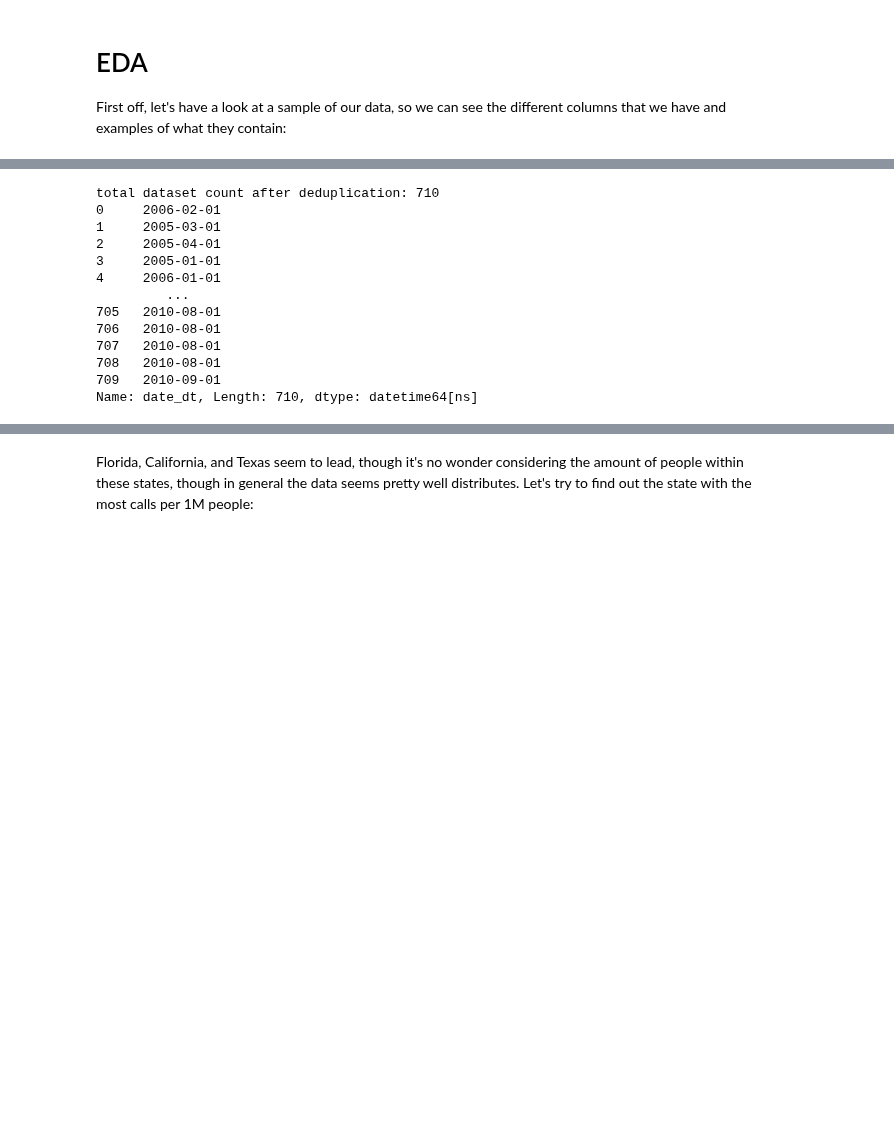
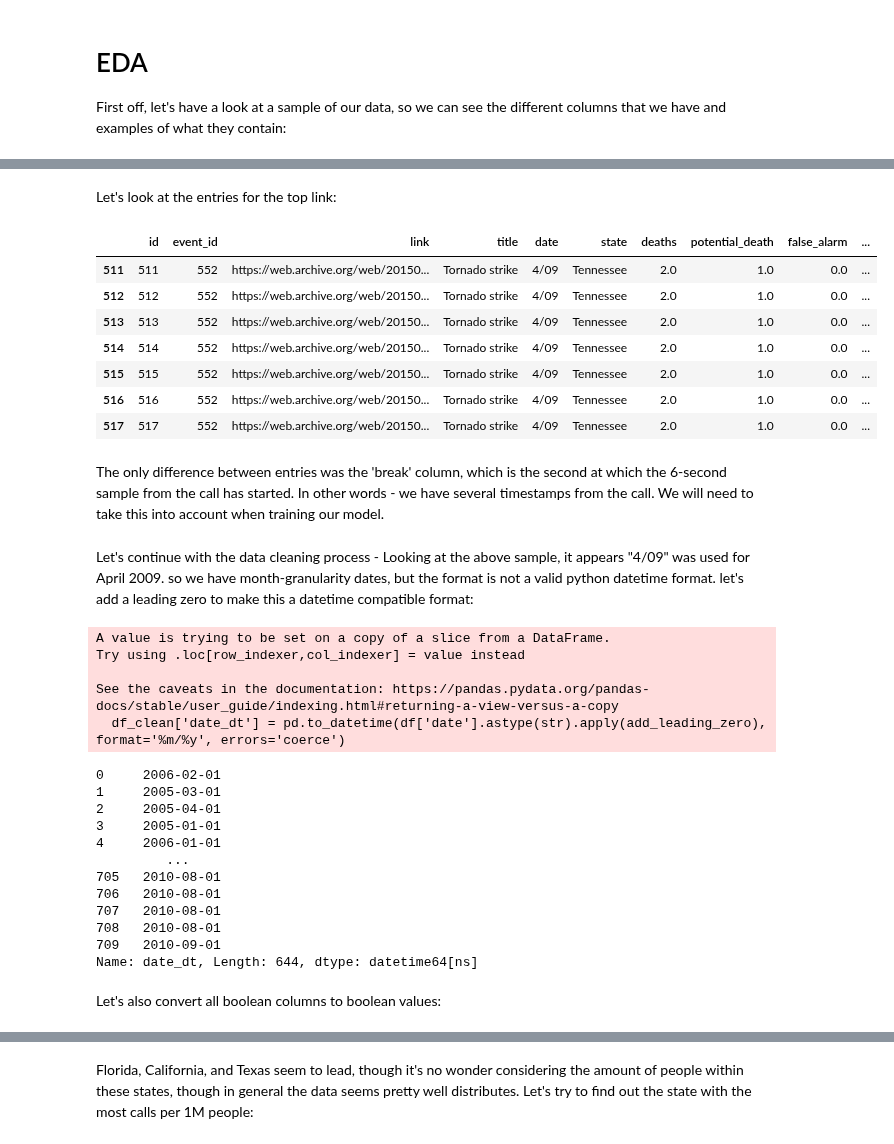
Before and after one commit to ramwtz/data-science-project, a Jupyter notebook: main.ipynb, the cells around one changed output, grey strips where cells are left out. Saved outputs shown, nothing was run; the diff lists cells and outputs as text; code cells hidden in the pictures; blank space fills up the shorter version.

```diff
--- a/main.ipynb
+++ b/main.ipynb
@@ -78,12 +111,21 @@ First off, let's clean this data:
+# %% [markdown]
+Let's look at the entries for the top link:
+# %%
+df[df['link'] == 'https://web.archive.org/web/20150417085348/http://mp3.911dispatch.com.s3.amazonaws.com/murfreesboro_tornado_911.mp3']
+# %% [output]
+|  | id | event_id | link | title | date | state | deaths | potential_death | false_alarm | ... |
+| 511 | 511 | 552 | https://web.archive.org/web/20150... | Tornado strike | 4/09 | Tennessee | 2.0 | 1.0 | 0.0 | ... |
+| 512 | 512 | 552 | https://web.archive.org/web/20150... | Tornado strike | 4/09 | Tennessee | 2.0 | 1.0 | 0.0 | ... |
+| 513 | 513 | 552 | https://web.archive.org/web/20150... | Tornado strike | 4/09 | Tennessee | 2.0 | 1.0 | 0.0 | ... |
+| 514 | 514 | 552 | https://web.archive.org/web/20150... | Tornado strike | 4/09 | Tennessee | 2.0 | 1.0 | 0.0 | ... |
+| 515 | 515 | 552 | https://web.archive.org/web/20150... | Tornado strike | 4/09 | Tennessee | 2.0 | 1.0 | 0.0 | ... |
+| 516 | 516 | 552 | https://web.archive.org/web/20150... | Tornado strike | 4/09 | Tennessee | 2.0 | 1.0 | 0.0 | ... |
+| 517 | 517 | 552 | https://web.archive.org/web/20150... | Tornado strike | 4/09 | Tennessee | 2.0 | 1.0 | 0.0 | ... |
+# %% [markdown]
+The only difference between entries was the 'break' column, which is the second at which the 6-second sample from the call has started. In other words - we have several timestamps from the call. We will need to take this into account when training our model.
+# %% [markdown]
+Let's continue with the data cleaning process - Looking at the above sample, it appears "4/09" was used for April 2009. so we have month-granularity dates, but the format is not a valid python datetime format. let's add a leading zero to make this a datetime compatible format:
 # %%
-# drop the duplicates
-df_clean = df.drop_duplicates(subset=['id'])
-print(f"total dataset count after deduplication: {len(df_clean)}") # 710 - no duplicates
-
-# Transform binaries to booleans
-df_clean['false_alarm'] = df['false_alarm'].replace({1: True, 0: False})
-df_clean['potential_death'] = df['potential_death'].replace({1: True, 0: False})
-df_clean['deaths_binary'] = df['deaths_binary'].replace({1: True, 0: False})
 
 # Transform the date from string to datetime
 def add_leading_zero(date_str):
@@ -95,21 +137,25 @@ def add_leading_zero(date_str):
         return date_str
 
 # Apply the function add_leading_zero to the 'date' column to make sure it starts with a 0
-df_clean['date'] = df['date'].astype(str).apply(add_leading_zero)
-
-# Assuming the 'date' column in your DataFrame is in datetime format
-df_clean['date_dt'] = pd.to_datetime(df_clean['date'], format='%m/%y', errors='coerce')
+df_clean['date_dt'] = pd.to_datetime(df['date'].astype(str).apply(add_leading_zero), format='%m/%y', errors='coerce')
+df_clean['date_dt']
 # %% [output]
-total dataset count after deduplication: 710
-0     2006-02-01
-1     2005-03-01
-2     2005-04-01
-3     2005-01-01
-4     2006-01-01
-         ...
-705   2010-08-01
-706   2010-08-01
-707   2010-08-01
-708   2010-08-01
-709   2010-09-01
-Name: date_dt, Length: 710, dtype: datetime64[ns]
+A value is trying to be set on a copy of a slice from a DataFrame.
+Try using .loc[row_indexer,col_indexer] = value instead
+
+See the caveats in the documentation: https://pandas.pydata.org/pandas-docs/stable/user_guide/indexing.html#returning-a-view-versus-a-copy
+  df_clean['date_dt'] = pd.to_datetime(df['date'].astype(str).apply(add_leading_zero), format='%m/%y', errors='coerce')
+0     2006-02-01
+1     2005-03-01
+2     2005-04-01
+3     2005-01-01
+4     2006-01-01
+         ...
+705   2010-08-01
+706   2010-08-01
+707   2010-08-01
+708   2010-08-01
+709   2010-09-01
+Name: date_dt, Length: 644, dtype: datetime64[ns]
+# %% [markdown]
+Let's also convert all boolean columns to boolean values:
```
Also changed, not shown: parts of 21 cells of this notebook.
